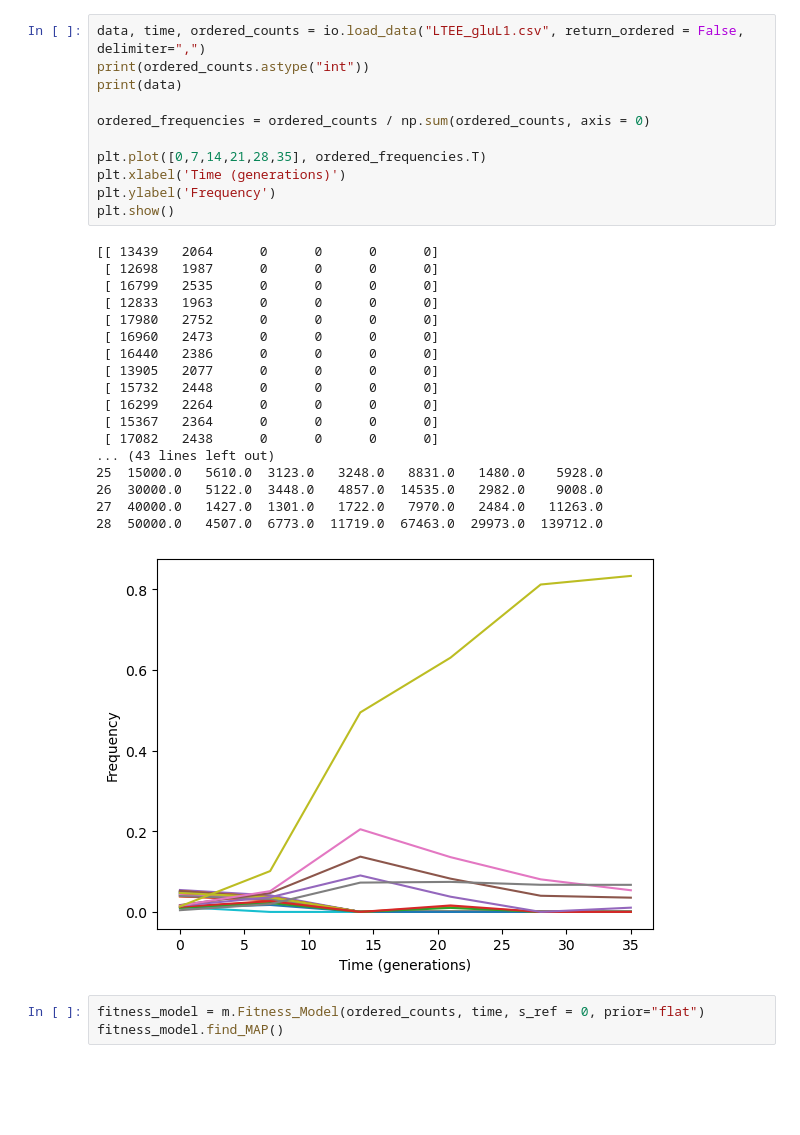
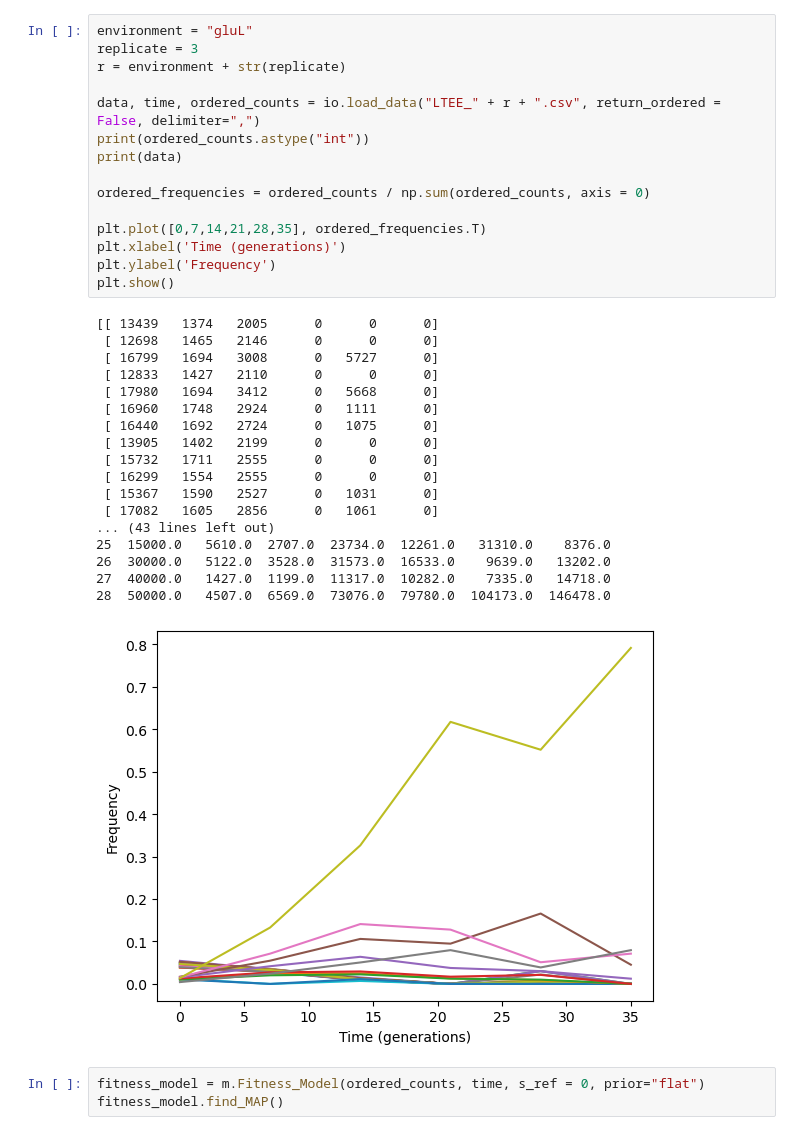
Before and after one commit to efenton32/fitness_mcmc, a Jupyter notebook: testing.ipynb, the cells around one changed output. Cells and saved outputs as stored; diff of their text form; blank space fills up the shorter version.

```diff
--- a/testing.ipynb
+++ b/testing.ipynb
@@ -15,33 +11,37 @@ WARNING (theano.tensor.blas): Using NumPy C-API based implementation for BLAS fu
 # %%
-data, time, ordered_counts = io.load_data("LTEE_gluL1.csv", return_ordered = False, delimiter=",")
+environment = "gluL"
+replicate = 3
+r = environment + str(replicate)
+
+data, time, ordered_counts = io.load_data("LTEE_" + r + ".csv", return_ordered = False, delimiter=",")
 print(ordered_counts.astype("int"))
 print(data)
 
 ordered_frequencies = ordered_counts / np.sum(ordered_counts, axis = 0)
 
 plt.plot([0,7,14,21,28,35], ordered_frequencies.T)
 plt.xlabel('Time (generations)')
 plt.ylabel('Frequency')
 plt.show()
 # %% [output]
-[[ 13439   2064      0      0      0      0]
- [ 12698   1987      0      0      0      0]
- [ 16799   2535      0      0      0      0]
- [ 12833   1963      0      0      0      0]
- [ 17980   2752      0      0      0      0]
- [ 16960   2473      0      0      0      0]
- [ 16440   2386      0      0      0      0]
- [ 13905   2077      0      0      0      0]
- [ 15732   2448      0      0      0      0]
- [ 16299   2264      0      0      0      0]
- [ 15367   2364      0      0      0      0]
- [ 17082   2438      0      0      0      0]
+[[ 13439   1374   2005      0      0      0]
+ [ 12698   1465   2146      0      0      0]
+ [ 16799   1694   3008      0   5727      0]
+ [ 12833   1427   2110      0      0      0]
+ [ 17980   1694   3412      0   5668      0]
+ [ 16960   1748   2924      0   1111      0]
+ [ 16440   1692   2724      0   1075      0]
+ [ 13905   1402   2199      0      0      0]
+ [ 15732   1711   2555      0      0      0]
+ [ 16299   1554   2555      0      0      0]
+ [ 15367   1590   2527      0   1031      0]
+ [ 17082   1605   2856      0   1061      0]
 ... (43 lines left out)
-25  15000.0   5610.0  3123.0   3248.0   8831.0   1480.0    5928.0
-26  30000.0   5122.0  3448.0   4857.0  14535.0   2982.0    9008.0
-27  40000.0   1427.0  1301.0   1722.0   7970.0   2484.0   11263.0
-28  50000.0   4507.0  6773.0  11719.0  67463.0  29973.0  139712.0
+25  15000.0   5610.0  2707.0  23734.0  12261.0   31310.0    8376.0
+26  30000.0   5122.0  3528.0  31573.0  16533.0    9639.0   13202.0
+27  40000.0   1427.0  1199.0  11317.0  10282.0    7335.0   14718.0
+28  50000.0   4507.0  6569.0  73076.0  79780.0  104173.0  146478.0
-[figure, old version]
+[figure, new version]
 # %%
 fitness_model = m.Fitness_Model(ordered_counts, time, s_ref = 0, prior="flat")
 fitness_model.find_MAP()
```
Also changed, not shown: parts of 3 cells of this notebook.
